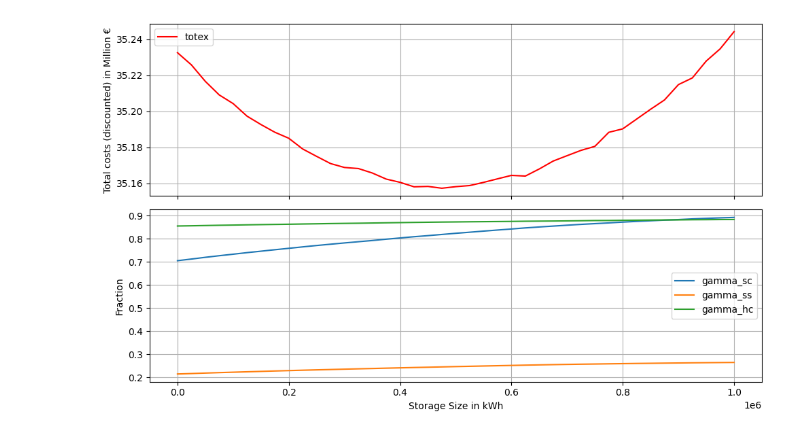
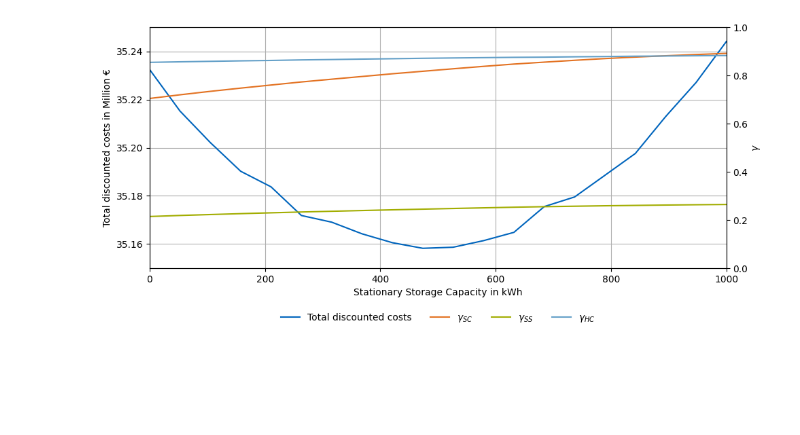
Before and after one commit to TUMFTM/LIFT, a Jupyter notebook: example/paper/run_sensitivity_analysis.ipynb, the cells around one changed output. Drawn from its saved outputs; the diff is of its cells as text; code cells hidden in the pictures; blank space fills up the shorter version.

```diff
--- a/example/paper/run_sensitivity_analysis.ipynb
+++ b/example/paper/run_sensitivity_analysis.ipynb
@@ -129,35 +64,64 @@ df_results = pd.DataFrame.from_dict(
 # %%
-import matplotlib.pyplot as plt
+df_results_ess = pd.DataFrame.from_dict(
+    {
+        k: {
+            "totex": v.totex_dis.sum(),
+            "capex": v.capex_dis.sum(),
+            "opex": v.opex_dis.sum(),
+            "gamma_sc": v.self_consumption,
+            "gamma_ss": v.self_sufficiency,
+            "gamma_hc": v.home_charging_fraction,
+        }
+        for k, v in results_ess.items()
+    },
+    orient="index",
+)
 
 COLORS = {
-    ""
+    "p300c": (0.0, 0.396078431372549, 0.7411764705882353),
+    "p158": (0.8901960784313725, 0.4470588235294118, 0.13333333333333333),
+    "p383": (0.6352941176470588, 0.6784313725490196, 0.0),
+    "p542": (0.39215686274509803, 0.6274509803921569, 0.7843137254901961),
 }
 
-fig, (ax1, ax2) = plt.subplots(
-    2, 1,
-    figsize=(10, 6),
-    sharex=True,
-    gridspec_kw={"height_ratios": [1, 1]}
+fig, ax1 = plt.subplots(figsize=(10, 5))
+
+x = capacities_ess * 1e-3
+
+# --- Left y-axis: costs ---
+ax1.plot(x, df_results_ess["totex"] / 1e6, label="Total discounted costs", color=COLORS["p300c"])
+
+
+# --- Right y-axis: fractions ---
+ax2 = ax1.twinx()
+
+ax2.plot(x, df_results_ess["gamma_sc"], label=r"$\gamma_{SC}$", color=COLORS["p158"])
+
+ax2.plot(x, df_results_ess["gamma_ss"], label=r"$\gamma_{SS}$", color=COLORS["p383"])
+
+ax2.plot(x, df_results_ess["gamma_hc"], label=r"$\gamma_{HC}$", color=COLORS["p542"])
+
+
+ax1.set_xlabel("Stationary Storage Capacity in kWh")
+ax1.set_xlim(0.0, 1000.0)
+ax1.set_ylabel("Total discounted costs in Million €")
+ax1.set_ylim(35.15, 35.25)
+ax2.set_ylabel(r"$\gamma$")
+ax2.set_ylim(0.0, 1.0)
+ax1.grid(True)
+
+# --- Combined legend ---
+lines_1, labels_1 = ax1.get_legend_handles_labels()
+lines_2, labels_2 = ax2.get_legend_handles_labels()
+
+# ax1.legend(lines_1 + lines_2, labels_1 + labels_2, loc="best")
+
+ax1.legend(
+    lines_1 + lines_2, labels_1 + labels_2, loc="upper center", bbox_to_anchor=(0.5, -0.15), ncol=4, frameon=False
 )
 
-# Cost plot
-ax1.plot(capacities, df_results["totex"] / 1e6, label="totex", color=COLORS["tumblue"])
-
-ax1.set_ylabel("Total costs (discounted) in Million €")
-ax1.legend()
-ax1.grid(True)
-
-# KPI plot
-ax2.set_xlabel("Storage Size in kWh")
-ax2.set_ylabel("Fraction")
-ax2.grid(True)
-ax2.plot(capacities, df_results["gamma_sc"], label="gamma_sc", color=COLORS["range"])
-ax2.plot(capacities, df_results["gamma_ss"], label="gamma_ss", color=COLORS["green"])
-ax2.plot(capacities, df_results["gamma_hc"], label="gamma_hc", color=COLORS[""])
-ax2.legend()
-
-# plt.xticks(rotation=45, ha="right")
 plt.tight_layout()
+plt.subplots_adjust(bottom=0.25)
 plt.show()
 # %% [output]
-[figure, old version]
+[figure, new version]
```
Also changed, not shown: parts of 7 cells of this notebook.
